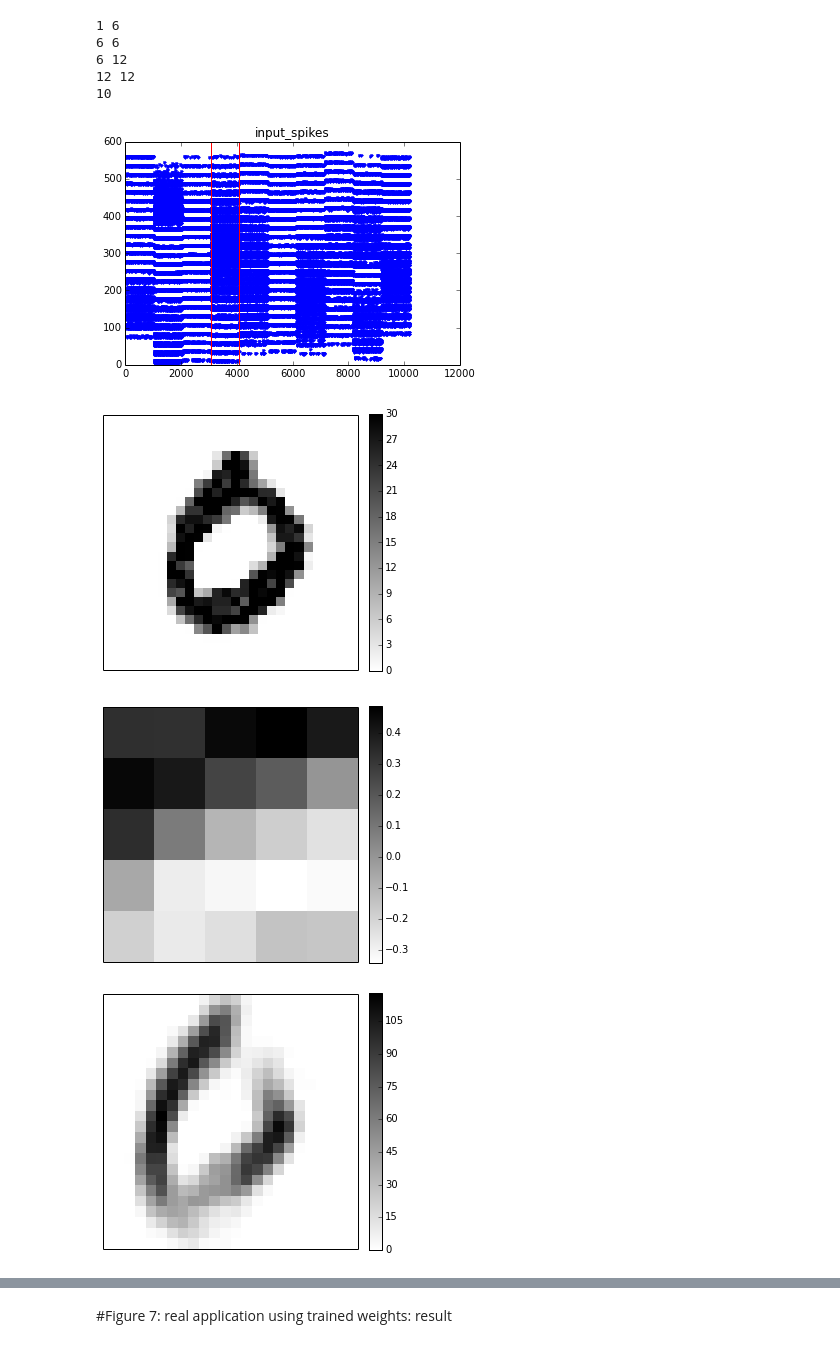
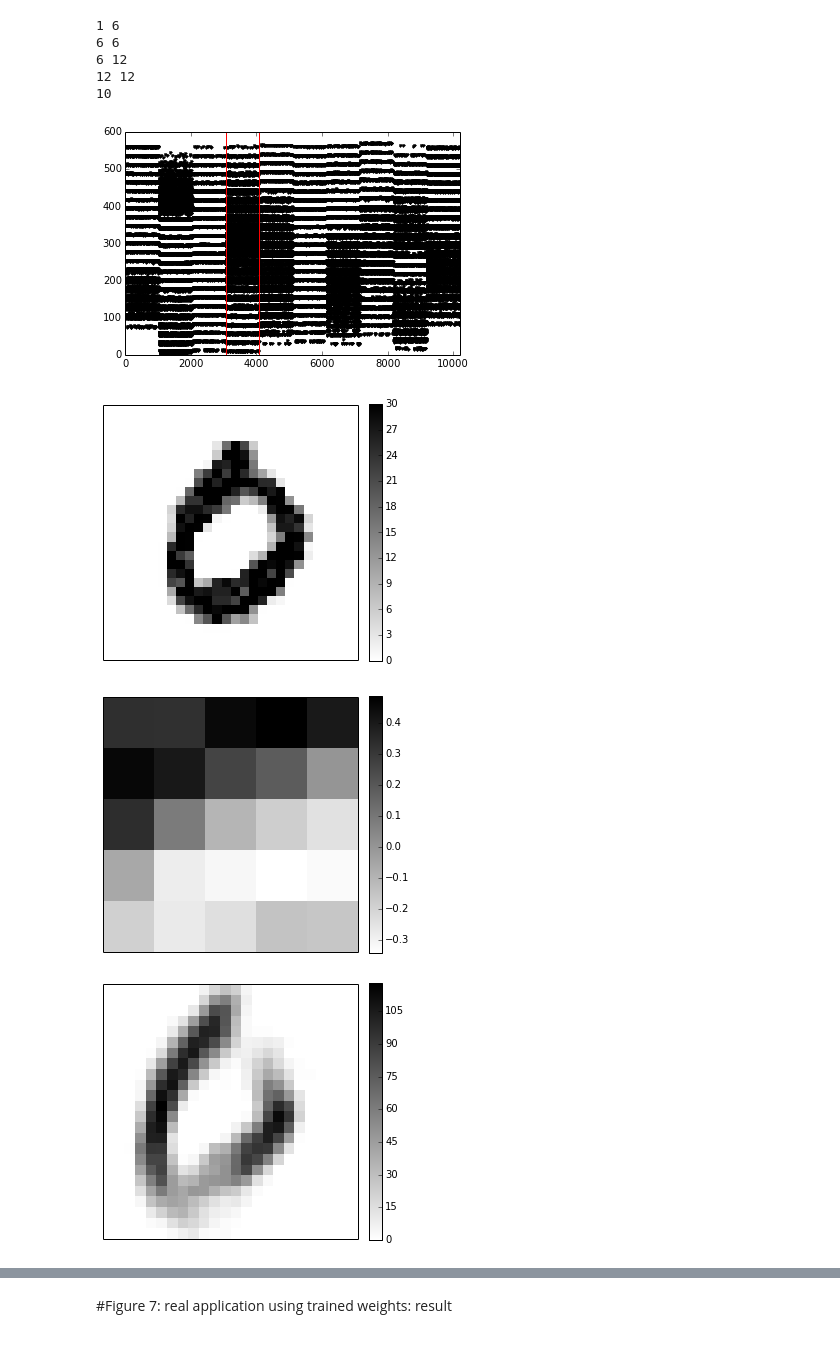
Before and after one commit to qian-liu/iconip2016, a Jupyter notebook: code/figure.ipynb, the cells around one changed output, grey strips where cells are left out. Saved outputs shown, nothing was run; the diff lists cells and outputs as text; code cells hidden in the pictures.

```diff
--- a/code/figure.ipynb
+++ b/code/figure.ipynb
@@ -256,11 +221,3 @@ for j in range(noise_num):
-# %%
-cell_params_lif = {'cm': 0.25,      #nF
-                   'i_offset': 0.1, #nA
-                   'tau_m': 20.0,   #ms
-                   'tau_refrac': 1.,#ms
-                   'tau_syn_E': 5.0,#ms
-                   'tau_syn_I': 5.0,#ms
-                   'v_reset': -65.0,#mV
-                   'v_rest': -65.0, #mV
-                   'v_thresh': -50.0#mV
-                   }
+# %%
+with open('rate3.pickle') as f:
+    rate_mean3, rate_max3, rate_min3 = pickle.load(f)
@@ -300,13 +341,13 @@ plt.savefig('pic/4.pdf')
 # %%
-for i in range(stdnoise.size):
-    tmp = plt.plot(current,y[:,i], linewidth=2, label='Nsoftplus: s=%.1f'%stdnoise[i])
-    c = plt.getp(tmp[0],'color')
-    plt.plot(current, rate_mean[:,i]/220., color=c, linestyle='dashed',linewidth=1,  label='LIF: s=%.1f'%stdnoise[i])
-plt.grid('on')
-plt.xlabel('x')
-plt.ylabel('Scaled y')
-plt.legend(loc='upper left')
-#plt.xlim((-0.5,0.5))
-#plt.ylim((0,1))
-#plt.legend(curve2, stdnoise, title='noise', loc='lower right') #, shadow=True loc='upper left'
-plt.savefig('pic/4-2.pdf')
+# for i in range(stdnoise.size):
+#     tmp = plt.plot(current,y[:,i], linewidth=2, label='Nsoftplus: s=%.1f'%stdnoise[i])
+#     c = plt.getp(tmp[0],'color')
+#     plt.plot(current, rate_mean[:,i]/220., color=c, linestyle='dashed',linewidth=1,  label='LIF: s=%.1f'%stdnoise[i])
+# plt.grid('on')
+# plt.xlabel('x')
+# plt.ylabel('Scaled y')
+# plt.legend(loc='upper left')
+# #plt.xlim((-0.5,0.5))
+# #plt.ylim((0,1))
+# #plt.legend(curve2, stdnoise, title='noise', loc='lower right') #, shadow=True loc='upper left'
+# plt.savefig('pic/4-2.pdf')
@@ -411,23 +451,24 @@ def plot_digit(img_raw, size=28, crange=(0.0, 40.), filen=''):
 # %%
 spike_count = ss.count_spikes(spikes, 24*24, num_test, dur_test, silence)
 inspike_count = ss.count_spikes(spikein, 784, num_test, dur_test, silence)
 spike_result_count = ss.count_spikes(spike_result, 10, num_test, dur_test, silence)
 k_digit = 3
-plt.plot([i[1] for i in spikes], [i[0] for i in spikes], ".", )
-plt.title('input_spikes')
+plt.plot([i[1] for i in spikes], [i[0] for i in spikes], "k.", )
+plt.xlim((0,10200))
+# plt.title('Input_spikes')
 plt.plot([(dur_test+silence)*k_digit, (dur_test+silence)*k_digit], [0, 600], 'r')
 plt.plot([(dur_test+silence)*(1+k_digit), (dur_test+silence)*(1+k_digit)], [0, 600], 'r')
 plt.savefig('pic/6-1.png')
 
 
 plot_digit(inspike_count[:,k_digit], 28, crange=(0,30), filen='pic/6-2.pdf')
 #plt.savefig()
 plot_digit(w_cnn[0][0][k_index], 5, crange=(w_cnn[0][0][k_index].min(), w_cnn[0][0][k_index].max()), filen='pic/6-3.pdf')
 # plt.savefig()
 plot_digit(spike_count[:,k_digit], 24, crange=(min(spike_count[:,k_digit]), max(spike_count[:,k_digit])), filen='pic/6-4.pdf')
 # plt.savefig('pic/6-4.pdf')
 # %% [output]
-[figure, old version]
+[figure, new version]
 [figure]
 [figure]
 [figure]
```
Also changed, not shown: parts of 30 cells of this notebook, 42 other files.
